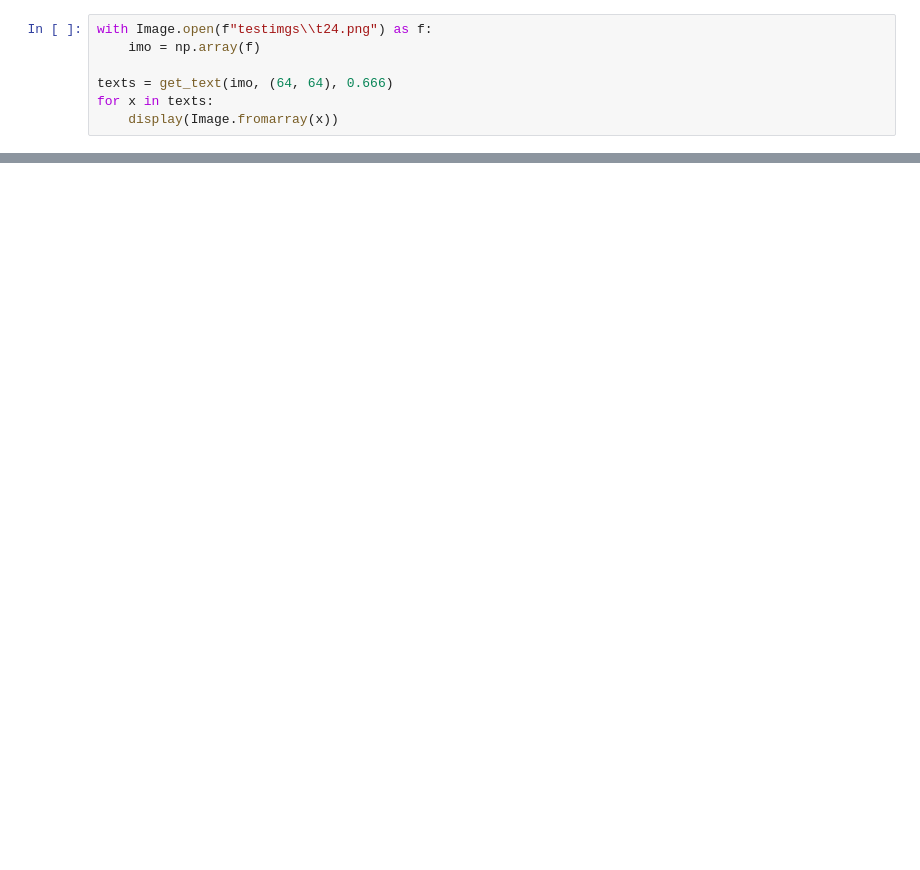
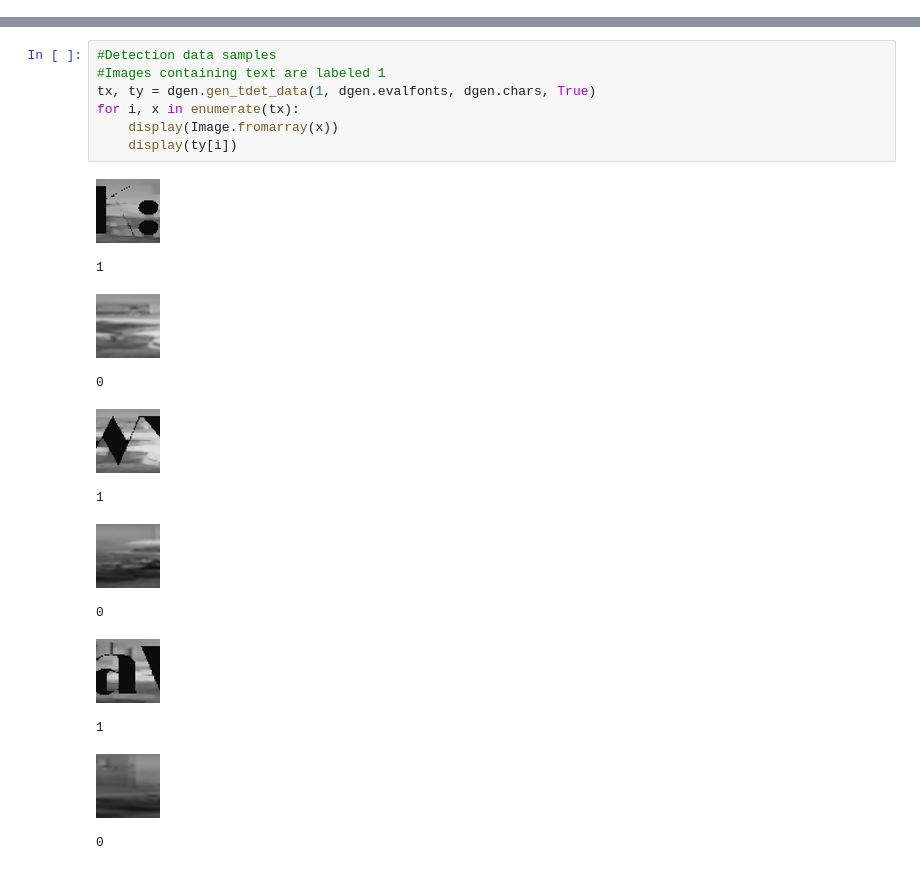
Before and after one commit to BoomboxAstronaut/OCR, a Jupyter notebook: Test.ipynb, the cells around one changed output, grey strips where cells are left out. Cells and saved outputs as stored; diff of their text form; blank space fills up the shorter version.

```diff
--- a/Test.ipynb
+++ b/Test.ipynb
@@ -266,7 +243,0 @@ def split_letters(img, dims, sens):
-# %%
-with Image.open(f"testimgs\\t24.png") as f:
-    imo = np.array(f)
-
-texts = get_text(imo, (64, 64), 0.666)
-for x in texts:
-    display(Image.fromarray(x))
@@ -318,0 +536,20 @@ array([0.       , 0.       , 0.       , 0.       , 0.       , 0.       ,
+# %%
+#Detection data samples
+#Images containing text are labeled 1
+tx, ty = dgen.gen_tdet_data(1, dgen.evalfonts, dgen.chars, True)
+for i, x in enumerate(tx):
+    display(Image.fromarray(x))
+    display(ty[i])
+# %% [output]
+[figure, added]
+1
+[figure, added]
+0
+[figure, added]
+1
+[figure, added]
+0
+[figure, added]
+1
+[figure, added]
+0
```
Also changed, not shown: parts of 17 cells of this notebook, 6 other files.
